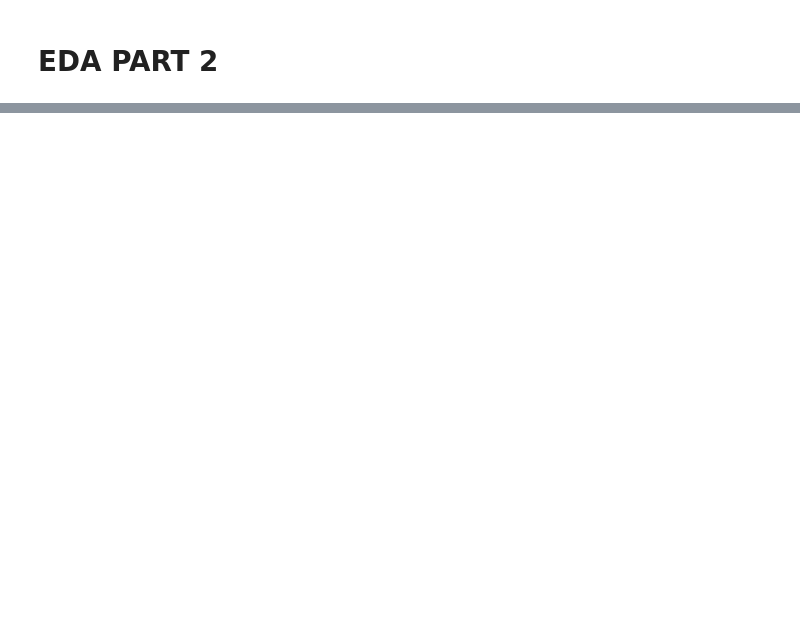
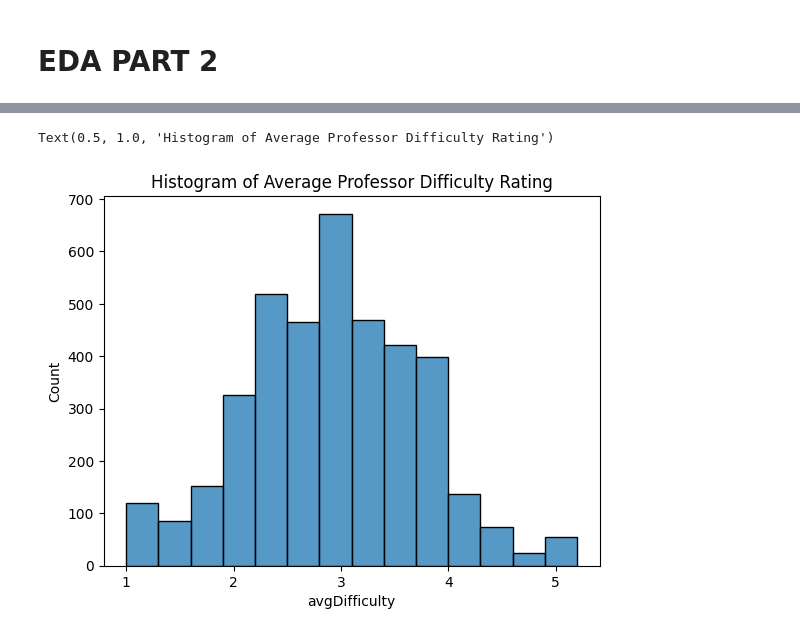
Before and after one commit to Riley-Adams/sta141b_project, a Jupyter notebook: profsEDA.ipynb, the cells around one changed output, grey strips where cells are left out. Cells and saved outputs as stored; diff of their text form; code cells hidden in the pictures; blank space fills up the shorter version.

```diff
--- a/profsEDA.ipynb
+++ b/profsEDA.ipynb
@@ -371,0 +446,7 @@ __We can now conduct our analysis again with the cleaned data__
+# %%
+# histogram of average difficulty rating
+sns.histplot(profs['avgDifficulty'], binwidth=0.3)
+plt.title("Histogram of Average Professor Difficulty Rating")
+# %% [output]
+Text(0.5, 1.0, 'Histogram of Average Professor Difficulty Rating')
+[figure, added]
```
Also changed, not shown: parts of 37 cells of this notebook.
